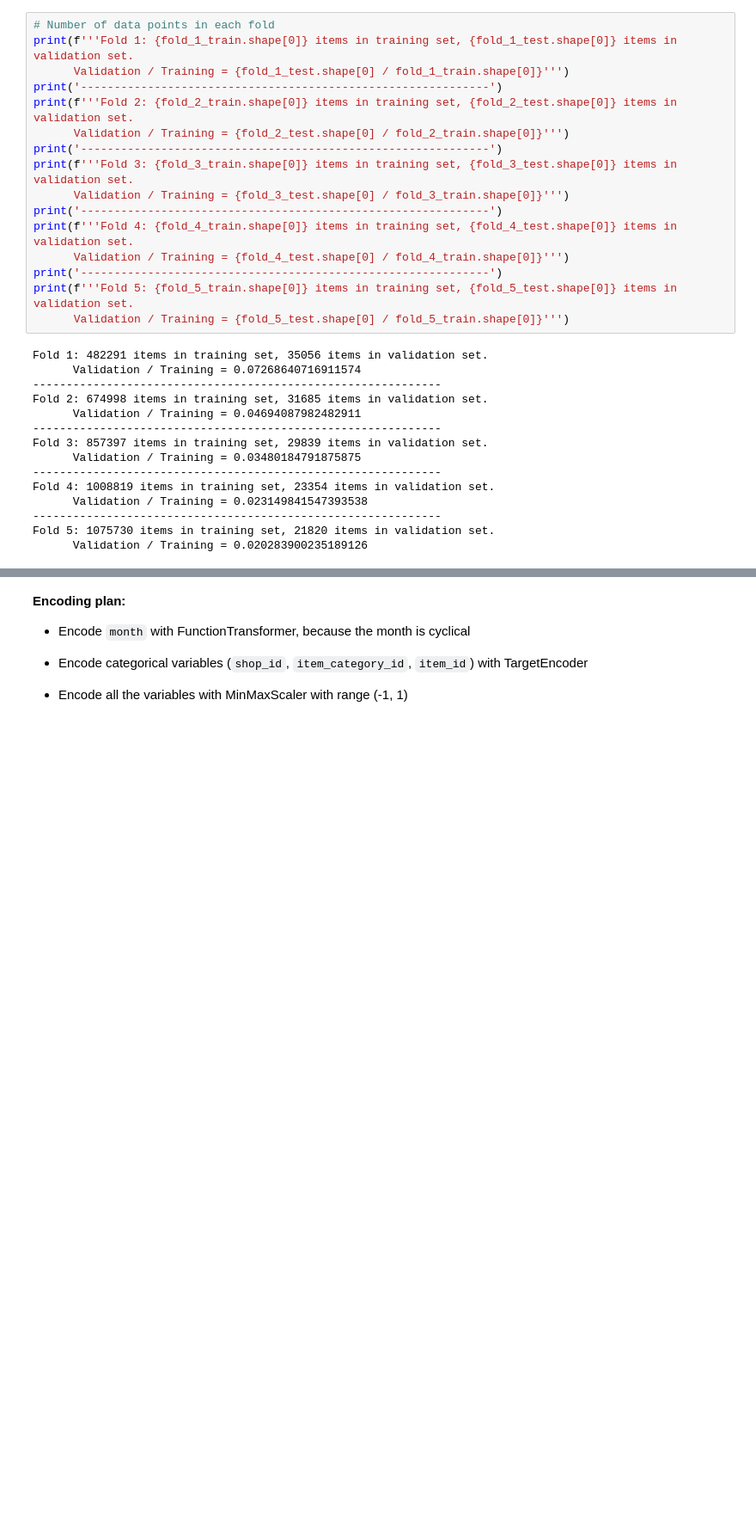
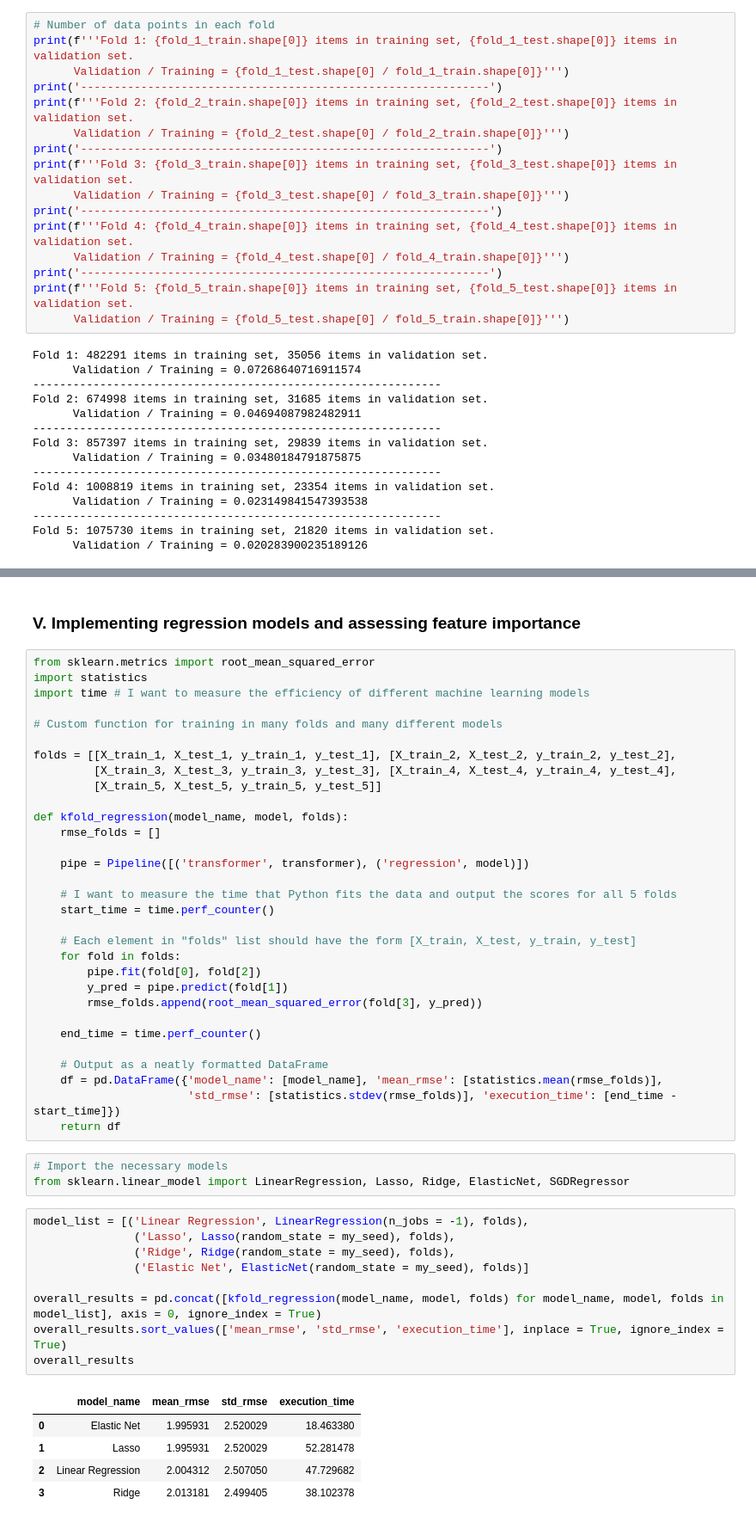
Before and after one commit to thaianle/future-sales-prediction, a Jupyter notebook: 02_new_features.ipynb, the cells around one changed output, grey strips where cells are left out. Shown: that part at 86% size. Saved outputs shown, nothing was run; the diff lists cells and outputs as text; blank space fills up the shorter version.

Commit message:
Train models and prepare for submission

````diff
--- a/02_new_features.ipynb
+++ b/02_new_features.ipynb
@@ -663,8 +750,51 @@ from sklearn.compose import ColumnTransformer
-# %% [markdown]
-**Encoding plan:**
-
-- Encode ```month``` with FunctionTransformer, because the month is cyclical
-
-- Encode categorical variables (```shop_id```, ```item_category_id```, ```item_id```) with TargetEncoder
-
-- Encode all the variables with MinMaxScaler with range (-1, 1)
+# %% [markdown]
+### V. Implementing regression models and assessing feature importance
+# %%
+from sklearn.metrics import root_mean_squared_error
+import statistics
+import time # I want to measure the efficiency of different machine learning models
+
+# Custom function for training in many folds and many different models
+
+folds = [[X_train_1, X_test_1, y_train_1, y_test_1], [X_train_2, X_test_2, y_train_2, y_test_2],
+         [X_train_3, X_test_3, y_train_3, y_test_3], [X_train_4, X_test_4, y_train_4, y_test_4],
+         [X_train_5, X_test_5, y_train_5, y_test_5]]
+
+def kfold_regression(model_name, model, folds):
+    rmse_folds = []
+
+    pipe = Pipeline([('transformer', transformer), ('regression', model)])
+
+    # I want to measure the time that Python fits the data and output the scores for all 5 folds
+    start_time = time.perf_counter()
+
+    # Each element in "folds" list should have the form [X_train, X_test, y_train, y_test]
+    for fold in folds:
+        pipe.fit(fold[0], fold[2])
+        y_pred = pipe.predict(fold[1])
+        rmse_folds.append(root_mean_squared_error(fold[3], y_pred))
+
+    end_time = time.perf_counter()
+
+    # Output as a neatly formatted DataFrame
+    df = pd.DataFrame({'model_name': [model_name], 'mean_rmse': [statistics.mean(rmse_folds)],
+                       'std_rmse': [statistics.stdev(rmse_folds)], 'execution_time': [end_time - start_time]})
+    return df
+# %%
+# Import the necessary models
+from sklearn.linear_model import LinearRegression, Lasso, Ridge, ElasticNet, SGDRegressor
+# %%
+model_list = [('Linear Regression', LinearRegression(n_jobs = -1), folds),
+               ('Lasso', Lasso(random_state = my_seed), folds),
+               ('Ridge', Ridge(random_state = my_seed), folds),
+               ('Elastic Net', ElasticNet(random_state = my_seed), folds)]
+
+overall_results = pd.concat([kfold_regression(model_name, model, folds) for model_name, model, folds in model_list], axis = 0, ignore_index = True)
+overall_results.sort_values(['mean_rmse', 'std_rmse', 'execution_time'], inplace = True, ignore_index = True)
+overall_results
+# %% [output]
+|  | model_name | mean_rmse | std_rmse | execution_time |
+| 0 | Elastic Net | 1.995931 | 2.520029 | 18.463380 |
+| 1 | Lasso | 1.995931 | 2.520029 | 52.281478 |
+| 2 | Linear Regression | 2.004312 | 2.507050 | 47.729682 |
+| 3 | Ridge | 2.013181 | 2.499405 | 38.102378 |
````
Also changed, not shown: parts of 13 cells of this notebook.
